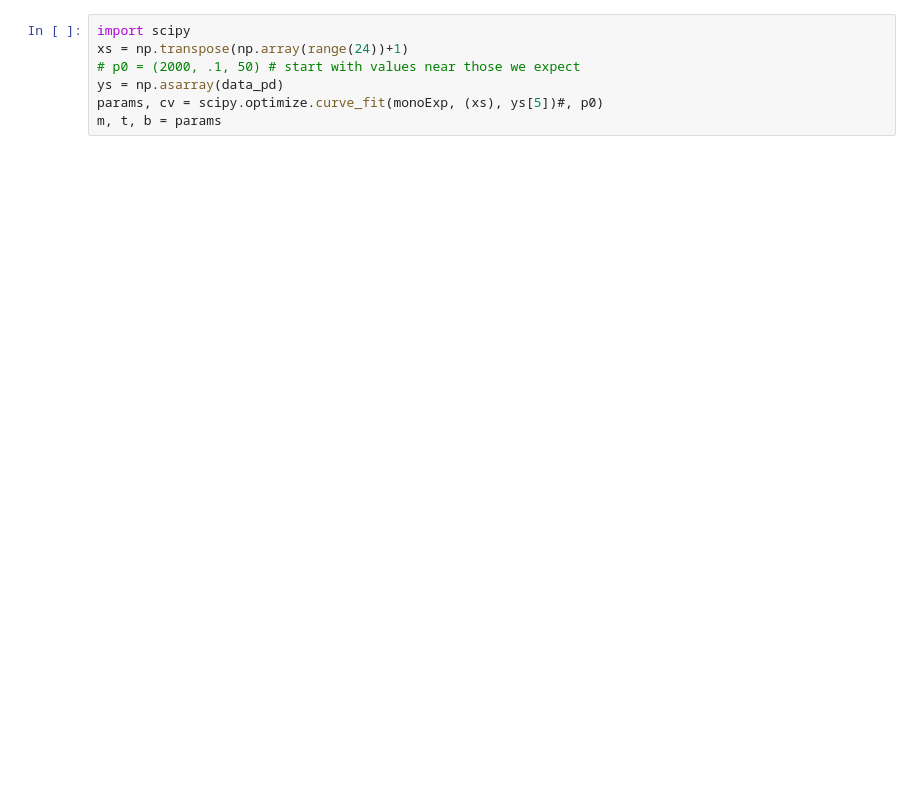
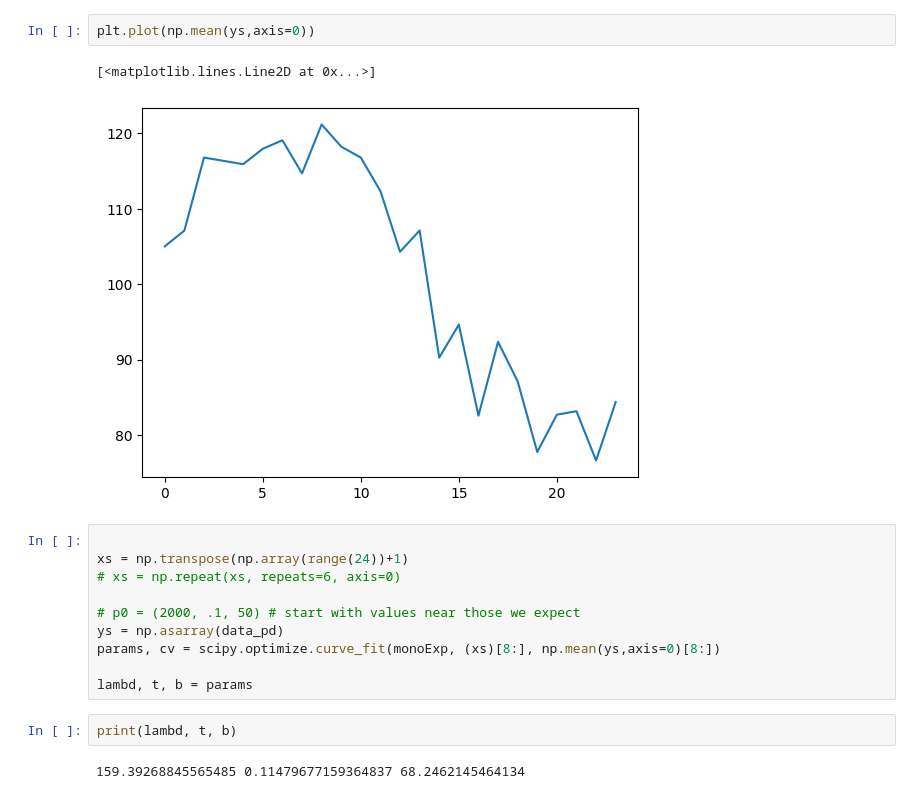
Before and after one commit to JingWang-RU/Multi-AgentReinforcementLearning, a Jupyter notebook: drift_function.ipynb, the cells around one changed output. Cells and saved outputs as stored; diff of their text form; blank space fills up the shorter version.

```diff
--- a/drift_function.ipynb
+++ b/drift_function.ipynb
@@ -62,7 +40,19 @@ numpy.ndarray
+# %%
+plt.plot(np.mean(ys,axis=0))
+# %% [output]
+[<matplotlib.lines.Line2D at 0x...>]
+[figure, added]
 # %%
-import scipy
+
 xs = np.transpose(np.array(range(24))+1)
+# xs = np.repeat(xs, repeats=6, axis=0)
+
 # p0 = (2000, .1, 50) # start with values near those we expect
 ys = np.asarray(data_pd)
-params, cv = scipy.optimize.curve_fit(monoExp, (xs), ys[5])#, p0)
-m, t, b = params
+params, cv = scipy.optimize.curve_fit(monoExp, (xs)[8:], np.mean(ys,axis=0)[8:])
+
+lambd, t, b = params
+# %%
+print(lambd, t, b)
+# %% [output]
+159.39268845565485 0.11479677159364837 68.2462145464134
```
Also changed, not shown: parts of 12 cells of this notebook, 2 other files.
